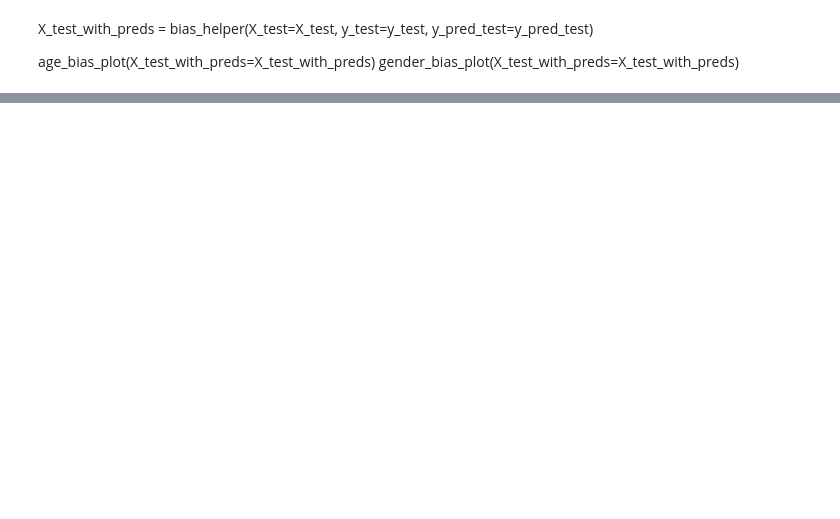
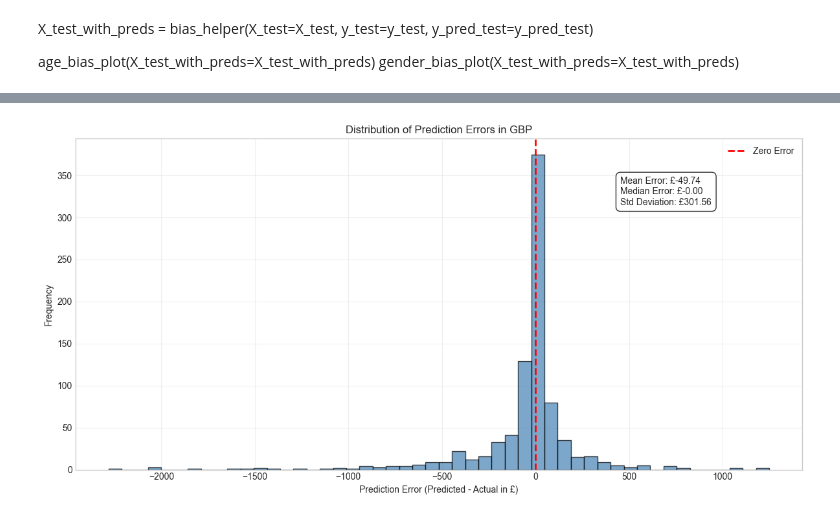
Before and after one commit to charclayt/headlights, a Jupyter notebook: dataset/clustering.ipynb, the cells around one changed output, grey strips where cells are left out. Drawn from its saved outputs; the diff is of its cells as text; code cells hidden in the pictures; blank space fills up the shorter version.

```diff
--- a/dataset/clustering.ipynb
+++ b/dataset/clustering.ipynb
@@ -742,0 +790,29 @@ for category, percentage in percentages.items():
+# %%
+# Calculate the difference between predicted and actual values in GBP
+X_test_with_preds['Difference_GBP'] = X_test_with_preds['Predicted_GBP'] - X_test_with_preds['Actual_GBP']
+
+# Create a histogram of the differences
+plt.figure(figsize=(12, 6))
+plt.hist(X_test_with_preds['Difference_GBP'], bins=50, alpha=0.7, color='steelblue', edgecolor='black')
+plt.axvline(x=0, color='red', linestyle='--', linewidth=2, label='Zero Error')
+
+# Add labels and title
+plt.xlabel('Prediction Error (Predicted - Actual in £)')
+plt.ylabel('Frequency')
+plt.title('Distribution of Prediction Errors in GBP')
+
+# Add statistics to the plot
+mean_error = X_test_with_preds['Difference_GBP'].mean()
+median_error = X_test_with_preds['Difference_GBP'].median()
+std_error = X_test_with_preds['Difference_GBP'].std()
+
+stats_text = f'Mean Error: £{mean_error:.2f}\nMedian Error: £{median_error:.2f}\nStd Deviation: £{std_error:.2f}'
+plt.annotate(stats_text, xy=(0.75, 0.8), xycoords='axes fraction',
+             bbox=dict(boxstyle="round,pad=0.5", facecolor='white', alpha=0.8))
+
+plt.legend()
+plt.tight_layout()
+plt.grid(alpha=0.3)
+plt.show()
+# %% [output]
+[figure, added]
```
Also changed, not shown: parts of 18 cells of this notebook.
